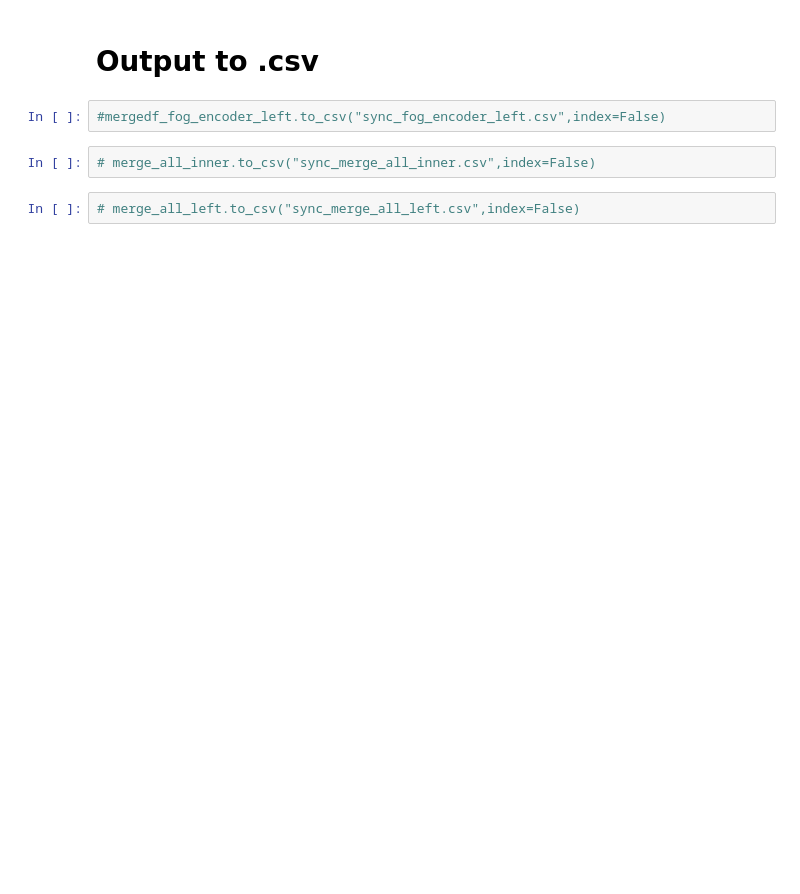
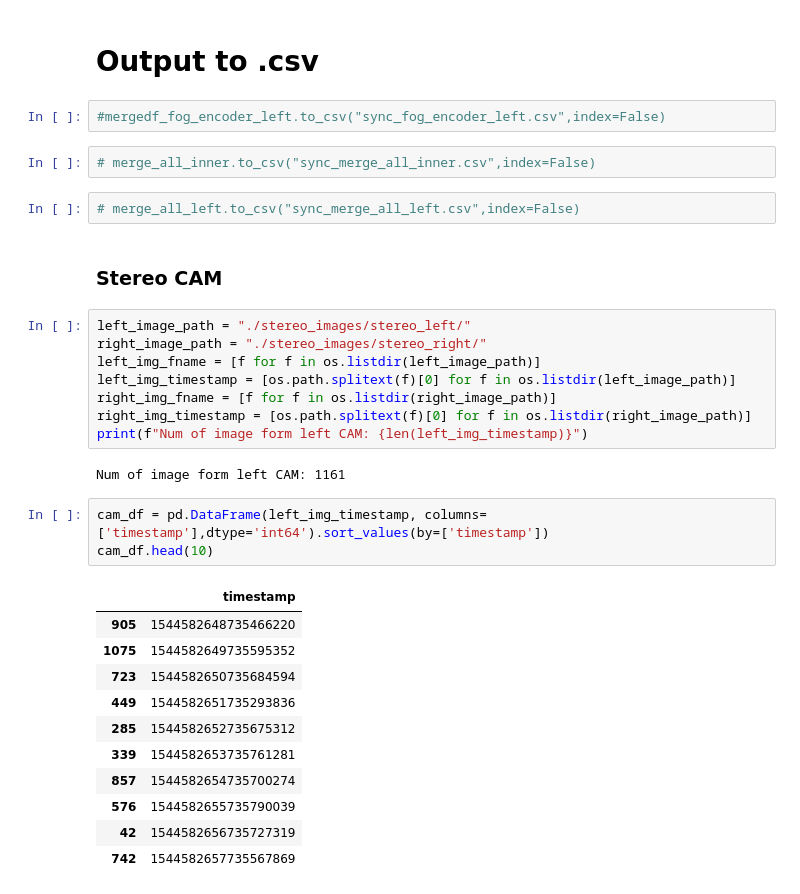
Before and after one commit to yifanwu2828/Particle-Filter-SLAM, a Jupyter notebook: code/data/exploreData.ipynb, the cells around one changed output. Drawn from its saved outputs; the diff is of its cells as text; blank space fills up the shorter version.

Commit message:
add stereo cam

```diff
--- a/code/data/exploreData.ipynb
+++ b/code/data/exploreData.ipynb
@@ -385,3 +408,30 @@ merge_all_inner.head()
 # merge_all_inner.to_csv("sync_merge_all_inner.csv",index=False)
 # %%
 # merge_all_left.to_csv("sync_merge_all_left.csv",index=False)
+# %% [markdown]
+### Stereo CAM
+# %%
+left_image_path = "./stereo_images/stereo_left/"
+right_image_path = "./stereo_images/stereo_right/"
+left_img_fname = [f for f in os.listdir(left_image_path)]
+left_img_timestamp = [os.path.splitext(f)[0] for f in os.listdir(left_image_path)]
+right_img_fname = [f for f in os.listdir(right_image_path)]
+right_img_timestamp = [os.path.splitext(f)[0] for f in os.listdir(right_image_path)]
+print(f"Num of image form left CAM: {len(left_img_timestamp)}")
+# %% [output]
+Num of image form left CAM: 1161
+# %%
+cam_df = pd.DataFrame(left_img_timestamp, columns=['timestamp'],dtype='int64').sort_values(by=['timestamp'])
+cam_df.head(10)
+# %% [output]
+|  | timestamp |
+| 905 | 1544582648735466220 |
+| 1075 | 1544582649735595352 |
+| 723 | 1544582650735684594 |
+| 449 | 1544582651735293836 |
+| 285 | 1544582652735675312 |
+| 339 | 1544582653735761281 |
+| 857 | 1544582654735700274 |
+| 576 | 1544582655735790039 |
+| 42 | 1544582656735727319 |
+| 742 | 1544582657735567869 |
```
Also changed, not shown: parts of 12 cells of this notebook, 2 other files.
